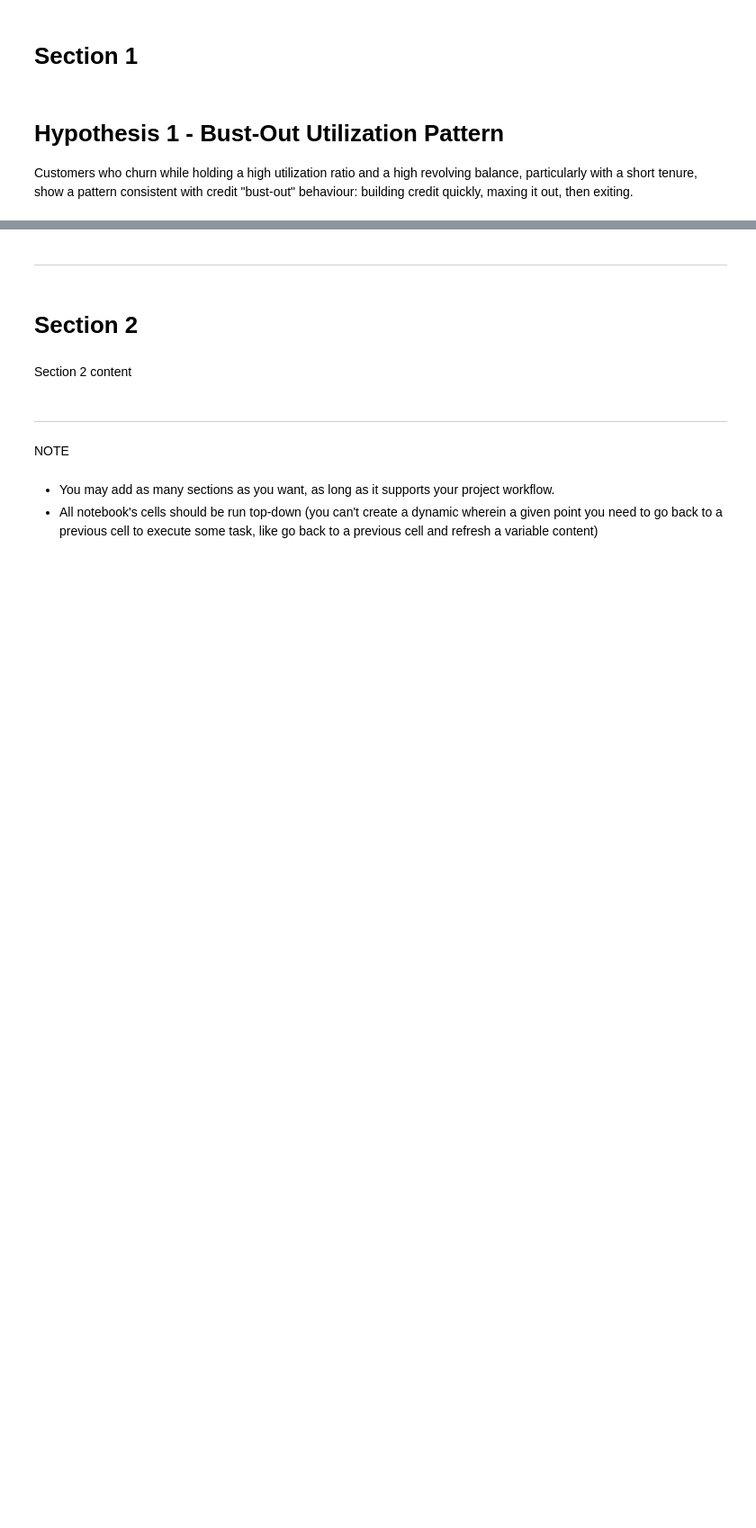
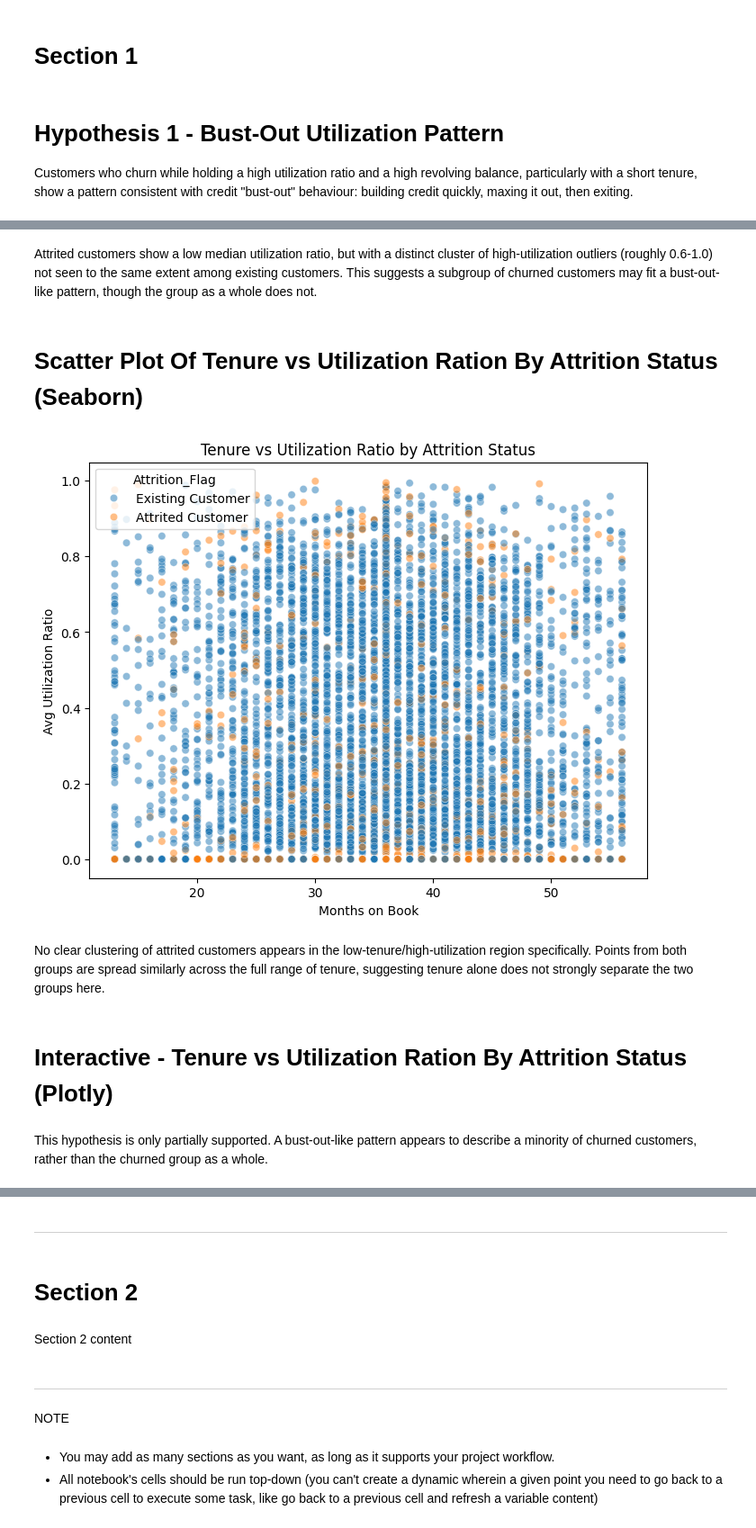
Before and after one commit to Haroon-Code-2026/Credit-Cards-Analysis, a Jupyter notebook: jupyter_notebooks/Data_Visualisation.ipynb, the cells around one changed output, grey strips where cells are left out. Shown at 90% size. Cells and saved outputs as stored; diff of their text form; code cells hidden in the pictures; blank space fills up the shorter version.

```diff
--- a/jupyter_notebooks/Data_Visualisation.ipynb
+++ b/jupyter_notebooks/Data_Visualisation.ipynb
@@ -68,0 +93,22 @@ building credit quickly, maxing it out, then exiting.
+# %% [markdown]
+Attrited customers show a low median utilization ratio, but with a distinct
+cluster of high-utilization outliers (roughly 0.6-1.0) not seen to the same extent among existing
+customers. This suggests a subgroup of churned customers may fit a bust-out-like pattern, though the
+group as a whole does not.
+# %% [markdown]
+# Scatter Plot Of Tenure vs Utilization Ration By Attrition Status (Seaborn)
+# %%
+plt.figure(figsize=(8, 6))
+sns.scatterplot(data=df_clean, x='Months_on_book', y='Avg_Utilization_Ratio', hue='Attrition_Flag', alpha=0.5)
+plt.title('Tenure vs Utilization Ratio by Attrition Status')
+plt.xlabel('Months on Book')
+plt.ylabel('Avg Utilization Ratio')
+plt.show()
+# %% [output]
+[figure, added]
+# %% [markdown]
+No clear clustering of attrited customers appears in the
+low-tenure/high-utilization region specifically. Points from both groups are spread similarly across
+the full range of tenure, suggesting tenure alone does not strongly separate the two groups here.
+# %% [markdown]
+# Interactive - Tenure vs Utilization Ration By Attrition Status (Plotly)
@@ -68,0 +119,3 @@ building credit quickly, maxing it out, then exiting.
+# %% [markdown]
+This hypothesis is only partially supported. A bust-out-like pattern appears to
+describe a minority of churned customers, rather than the churned group as a whole.
```
Also changed, not shown: parts of 17 cells of this notebook.
